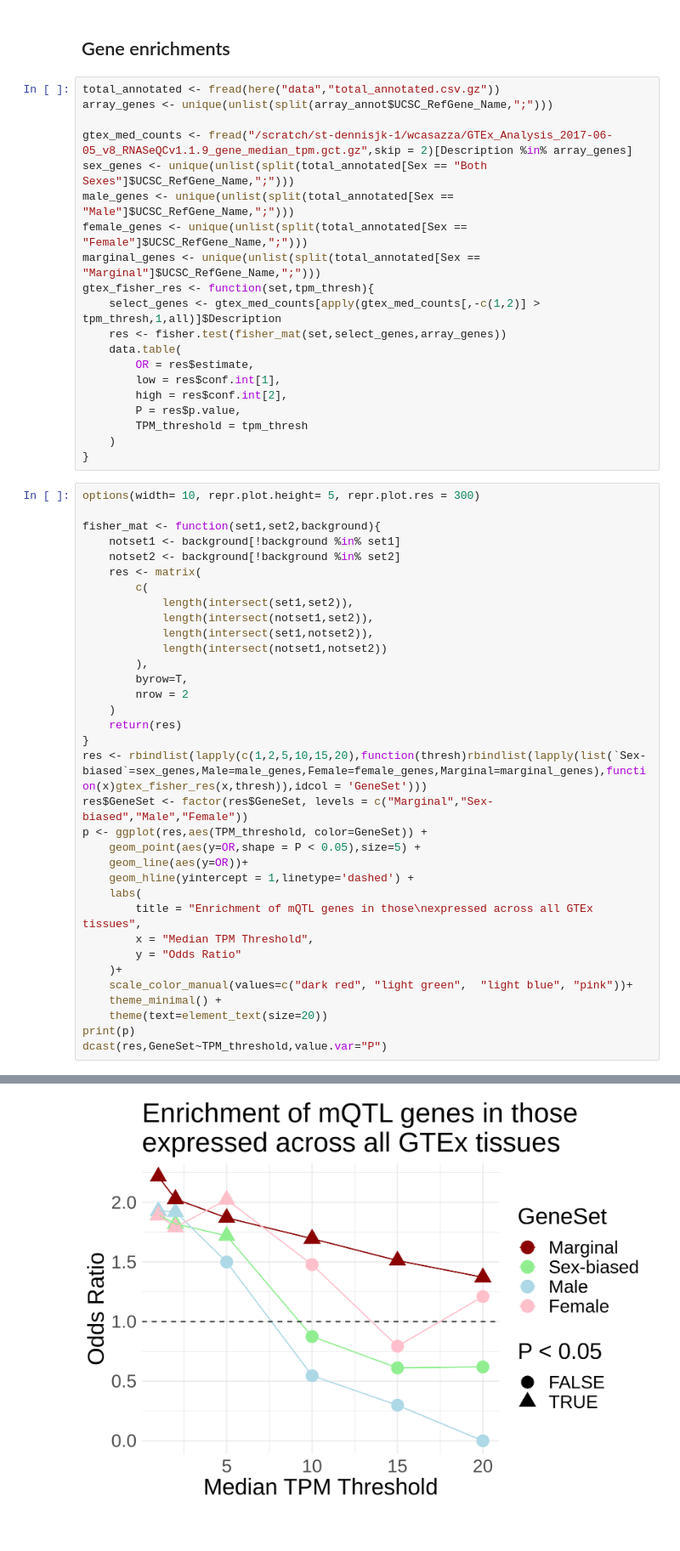
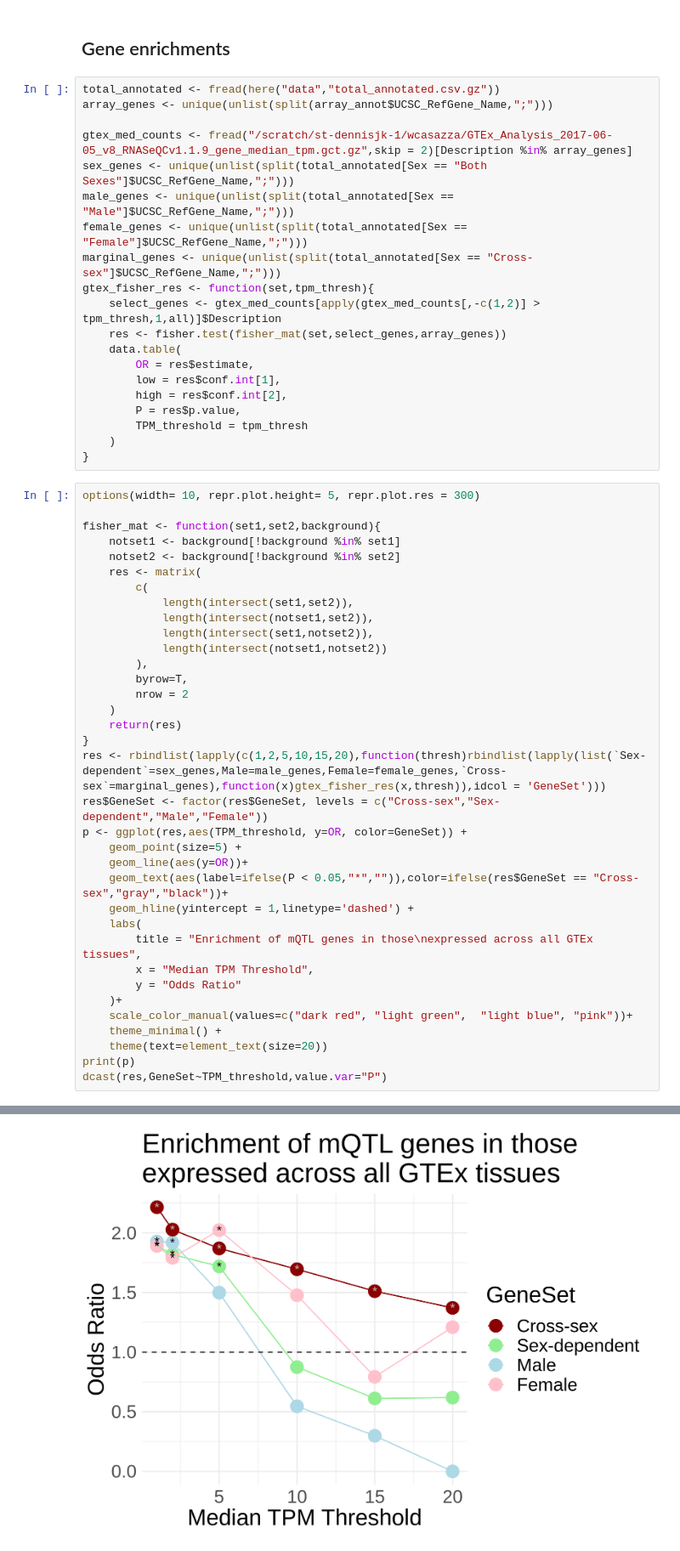
Before and after one commit to wilcas/sex_specific_mQTL, a Jupyter notebook: delahaye_mQTL_analyses/bonf_mQTL_exploration.ipynb, the cells around one changed output, grey strips where cells are left out. Shown at 85% size. Saved outputs shown, nothing was run; the diff lists cells and outputs as text.

Commit message:
wcpg figure edits

```diff
--- a/delahaye_mQTL_analyses/bonf_mQTL_exploration.ipynb
+++ b/delahaye_mQTL_analyses/bonf_mQTL_exploration.ipynb
@@ -359,7 +361,7 @@ gtex_med_counts <- fread("/scratch/st-dennisjk-1/wcasazza/GTEx_Analysis_2017-06-
 sex_genes <- unique(unlist(split(total_annotated[Sex == "Both Sexes"]$UCSC_RefGene_Name,";")))
 male_genes <- unique(unlist(split(total_annotated[Sex == "Male"]$UCSC_RefGene_Name,";")))
 female_genes <- unique(unlist(split(total_annotated[Sex == "Female"]$UCSC_RefGene_Name,";")))
-marginal_genes <- unique(unlist(split(total_annotated[Sex == "Marginal"]$UCSC_RefGene_Name,";")))
+marginal_genes <- unique(unlist(split(total_annotated[Sex == "Cross-sex"]$UCSC_RefGene_Name,";")))
 gtex_fisher_res <- function(set,tpm_thresh){
     select_genes <- gtex_med_counts[apply(gtex_med_counts[,-c(1,2)] > tpm_thresh,1,all)]$Description
     res <- fisher.test(fisher_mat(set,select_genes,array_genes))
@@ -389,11 +391,12 @@ fisher_mat <- function(set1,set2,background){
     )
     return(res)
 }
-res <- rbindlist(lapply(c(1,2,5,10,15,20),function(thresh)rbindlist(lapply(list(`Sex-biased`=sex_genes,Male=male_genes,Female=female_genes,Marginal=marginal_genes),function(x)gtex_fisher_res(x,thresh)),idcol = 'GeneSet')))
-res$GeneSet <- factor(res$GeneSet, levels = c("Marginal","Sex-biased","Male","Female"))
-p <- ggplot(res,aes(TPM_threshold, color=GeneSet)) +
-    geom_point(aes(y=OR,shape = P < 0.05),size=5) +
+res <- rbindlist(lapply(c(1,2,5,10,15,20),function(thresh)rbindlist(lapply(list(`Sex-dependent`=sex_genes,Male=male_genes,Female=female_genes,`Cross-sex`=marginal_genes),function(x)gtex_fisher_res(x,thresh)),idcol = 'GeneSet')))
+res$GeneSet <- factor(res$GeneSet, levels = c("Cross-sex","Sex-dependent","Male","Female"))
+p <- ggplot(res,aes(TPM_threshold, y=OR, color=GeneSet)) +
+    geom_point(size=5) +
     geom_line(aes(y=OR))+
+    geom_text(aes(label=ifelse(P < 0.05,"*","")),color=ifelse(res$GeneSet == "Cross-sex","gray","black"))+
     geom_hline(yintercept = 1,linetype='dashed') +
     labs(
         title = "Enrichment of mQTL genes in those\nexpressed across all GTEx tissues",
@@ -414,6 +417,6 @@ A data.table: 4 × 7
 | Male | 5.003753e-04 | 1.761274e-03 | 1.451485e-01 | 3.840195e-01 | 2.705662e-01 | 0.28640489 |
 | Female | 3.134065e-03 | 1.510052e-02 | 1.504233e-02 | 3.115698e-01 | 1.000000e+00 | 0.68330261 |
-[figure, old version]
+[figure, new version]
 # %%
 options(repr.plot.width= 7, repr.plot.height= 7, repr.plot.res = 100)
 grid.draw(
```
Also changed, not shown: parts of 7 cells of this notebook, 2 other files.
